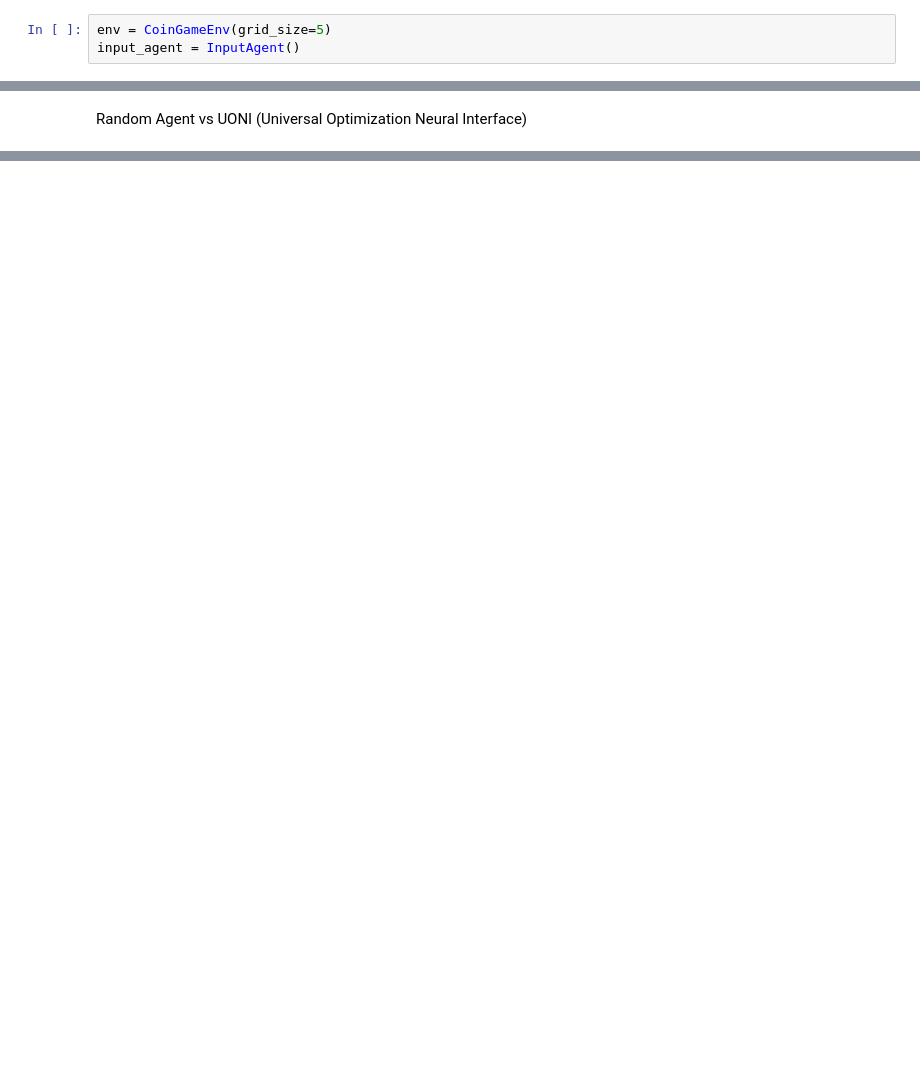
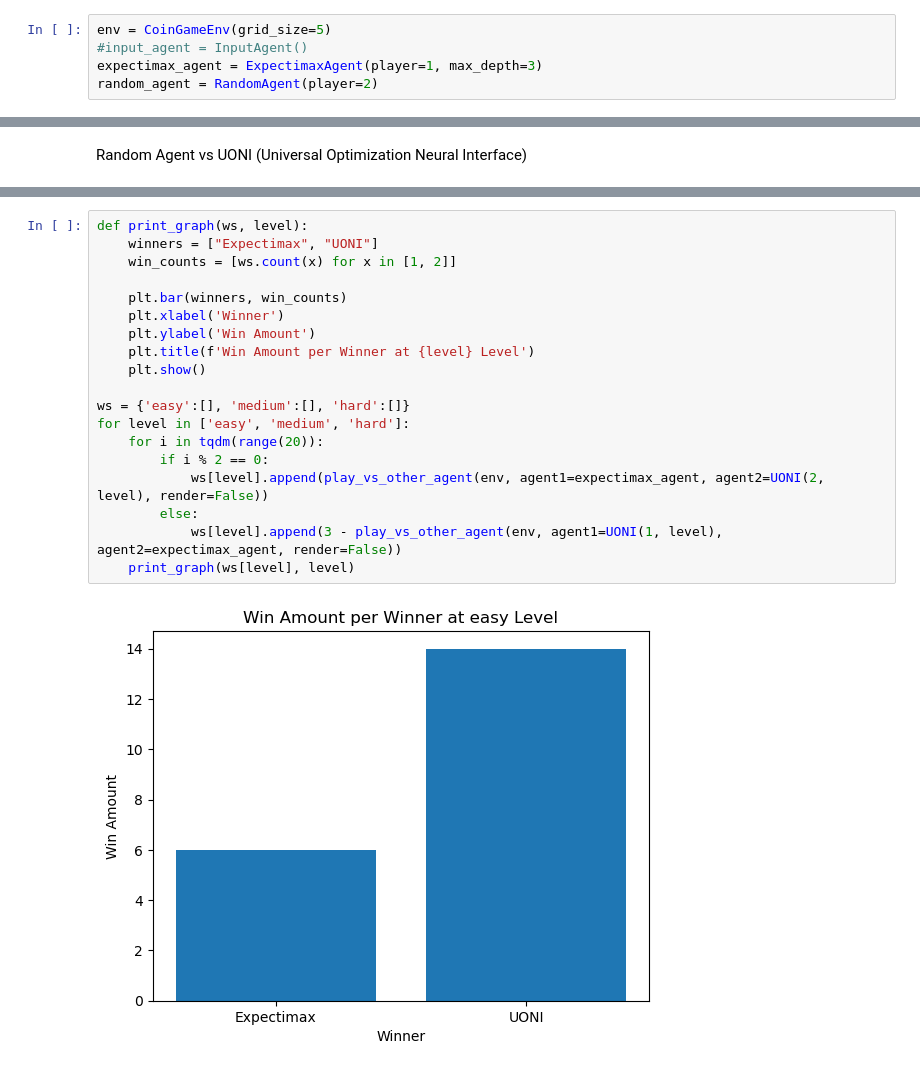
Before and after one commit to paulacantera/IA_Obl_256680, a Jupyter notebook: Obligatorio Mayo 2024/CoinGame/coin_game.ipynb, the cells around one changed output, grey strips where cells are left out. Cells and saved outputs as stored; diff of their text form; blank space fills up the shorter version.

Commit message:
expectimax implemented in coin game but with a simple heristic, bad results

```diff
--- a/Obligatorio Mayo 2024/CoinGame/coin_game.ipynb
+++ b/Obligatorio Mayo 2024/CoinGame/coin_game.ipynb
@@ -7,4 +7,6 @@ from play import play_vs_other_agent
 from UONI import UONI
 # %%
 env = CoinGameEnv(grid_size=5)
-input_agent = InputAgent()
+#input_agent = InputAgent()
+expectimax_agent = ExpectimaxAgent(player=1, max_depth=3)
+random_agent = RandomAgent(player=2)
@@ -42,0 +100,21 @@ for level in ['easy', 'medium', 'hard']:
+# %%
+def print_graph(ws, level):
+    winners = ["Expectimax", "UONI"]
+    win_counts = [ws.count(x) for x in [1, 2]]
+
+    plt.bar(winners, win_counts)
+    plt.xlabel('Winner')
+    plt.ylabel('Win Amount')
+    plt.title(f'Win Amount per Winner at {level} Level')
+    plt.show()
+
+ws = {'easy':[], 'medium':[], 'hard':[]}
+for level in ['easy', 'medium', 'hard']:
+    for i in tqdm(range(20)):
+        if i % 2 == 0:
+            ws[level].append(play_vs_other_agent(env, agent1=expectimax_agent, agent2=UONI(2, level), render=False))
+        else:
+            ws[level].append(3 - play_vs_other_agent(env, agent1=UONI(1, level), agent2=expectimax_agent, render=False))
+    print_graph(ws[level], level)
+# %% [output]
+[figure, added]
```
Also changed, not shown: parts of 9 cells of this notebook, 6 other files.
